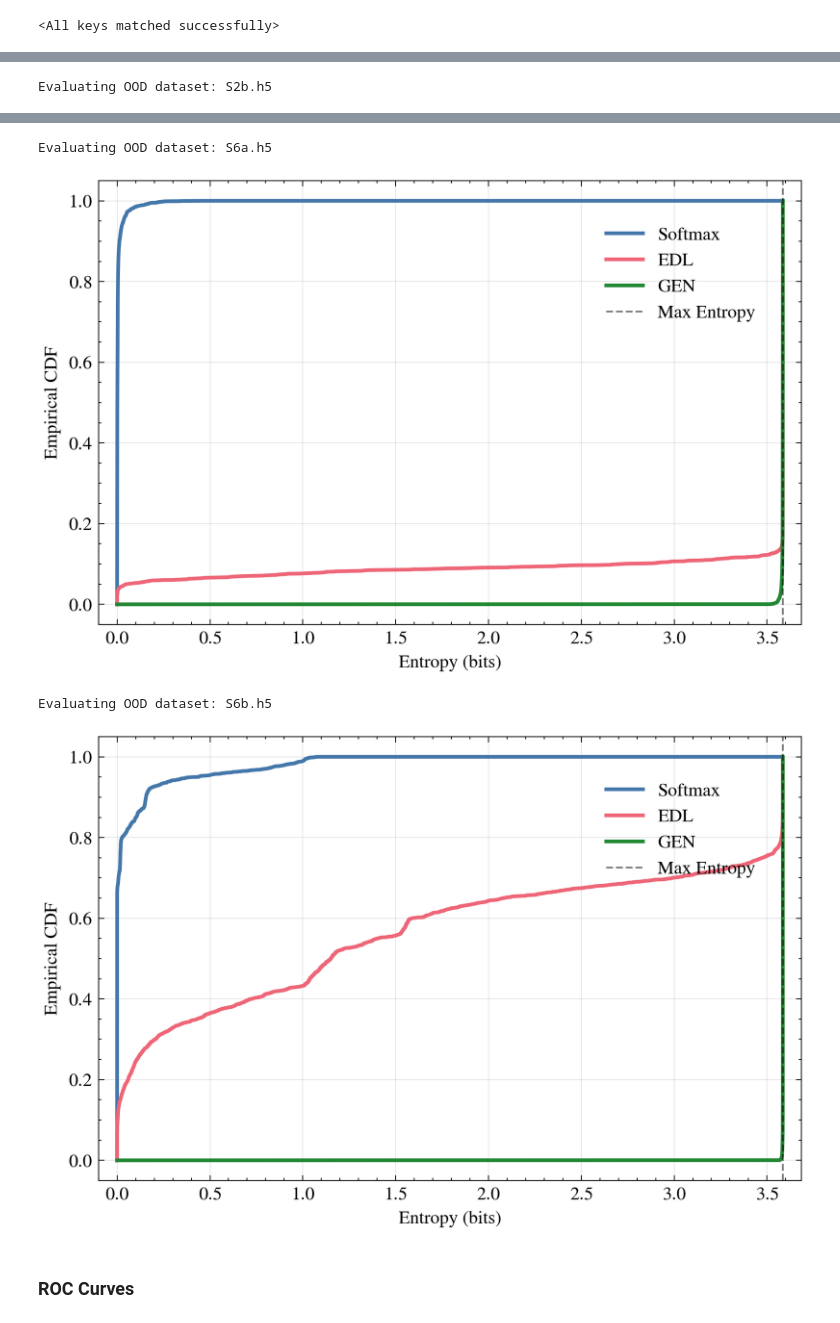
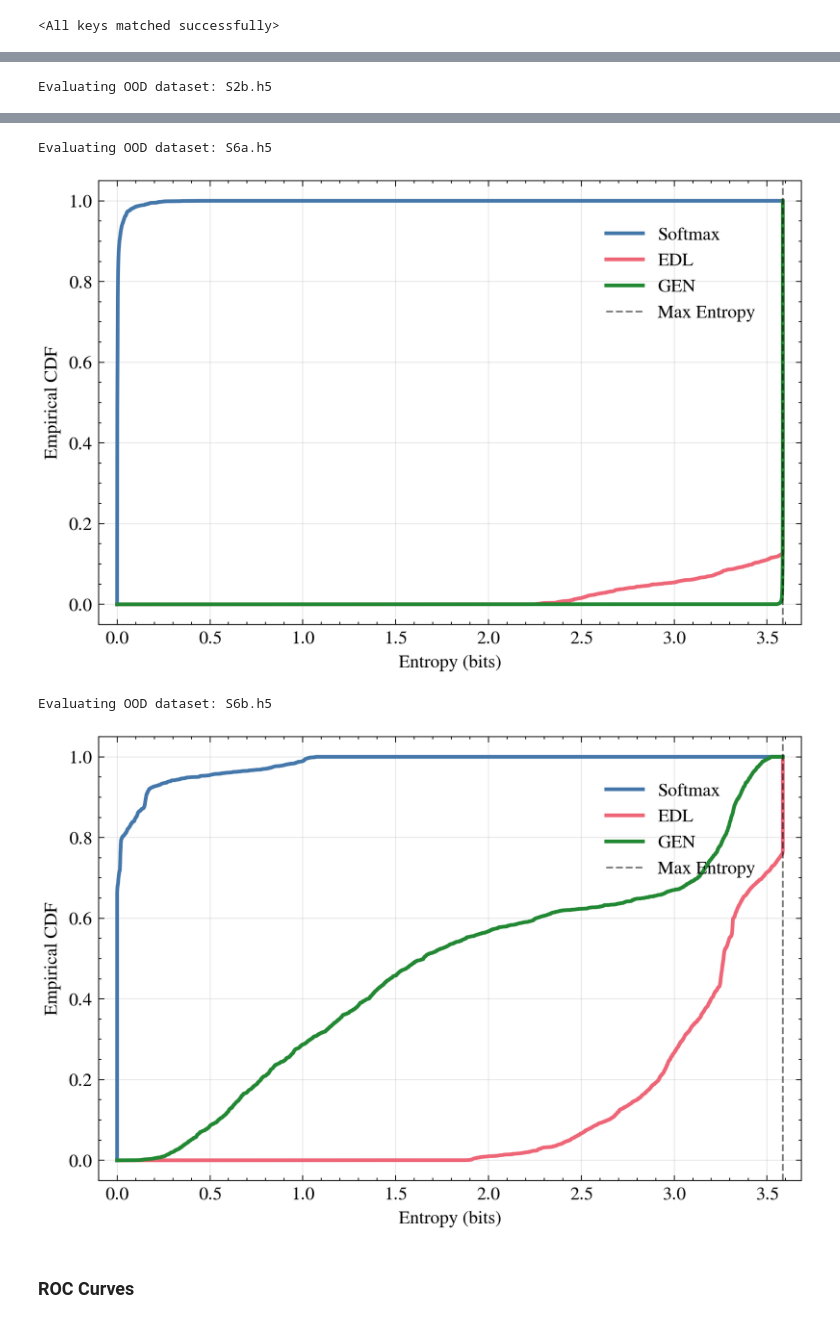
Before and after one commit to LucaCtt/csi-vae, a Jupyter notebook: notebooks/best_model.ipynb, the cells around one changed output, grey strips where cells are left out. Drawn from its saved outputs; the diff is of its cells as text; code cells hidden in the pictures.

```diff
--- a/notebooks/best_model.ipynb
+++ b/notebooks/best_model.ipynb
@@ -452,7 +449,7 @@ for ood_dataset in OOD_DATASETS:
     # Collect entropies for both models
     results = {
         "Softmax": compute_ood_entropy(wi_har_model, _softmax_inference, ood_dl, DEVICE),
-        "EDL": compute_ood_entropy(edl_model, gen_inference, ood_dl, DEVICE),
+        "EDL": compute_ood_entropy(edl_model, edl_inference, ood_dl, DEVICE),
         "GEN": compute_ood_entropy(gen_model, gen_inference, ood_dl, DEVICE),
     }
     max_entropy = np.log2(settings.n_activities)
@@ -492,7 +489,7 @@ Evaluating OOD dataset: S2b.h5
 Evaluating OOD dataset: S6a.h5
-[figure, old version]
+[figure, new version]
 Evaluating OOD dataset: S6b.h5
-[figure, old version]
+[figure, new version]
 # %% [markdown]
 ### ROC Curves
 # %%
```
Also changed, not shown: parts of 10 cells of this notebook, 3 other files.
